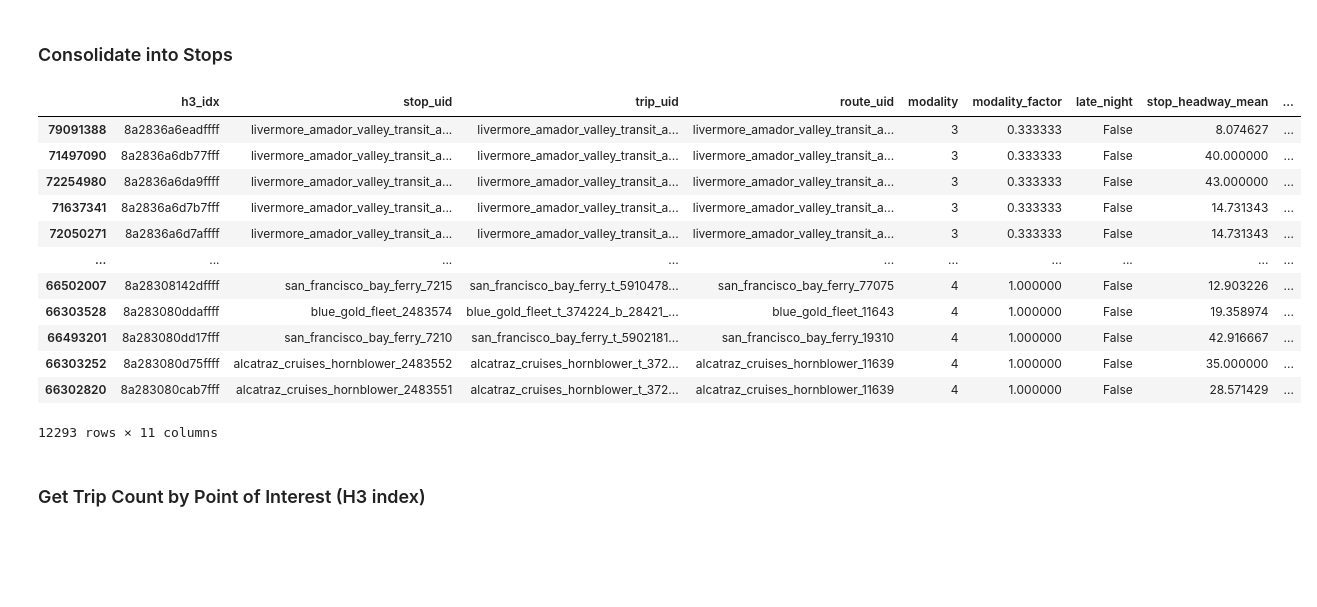
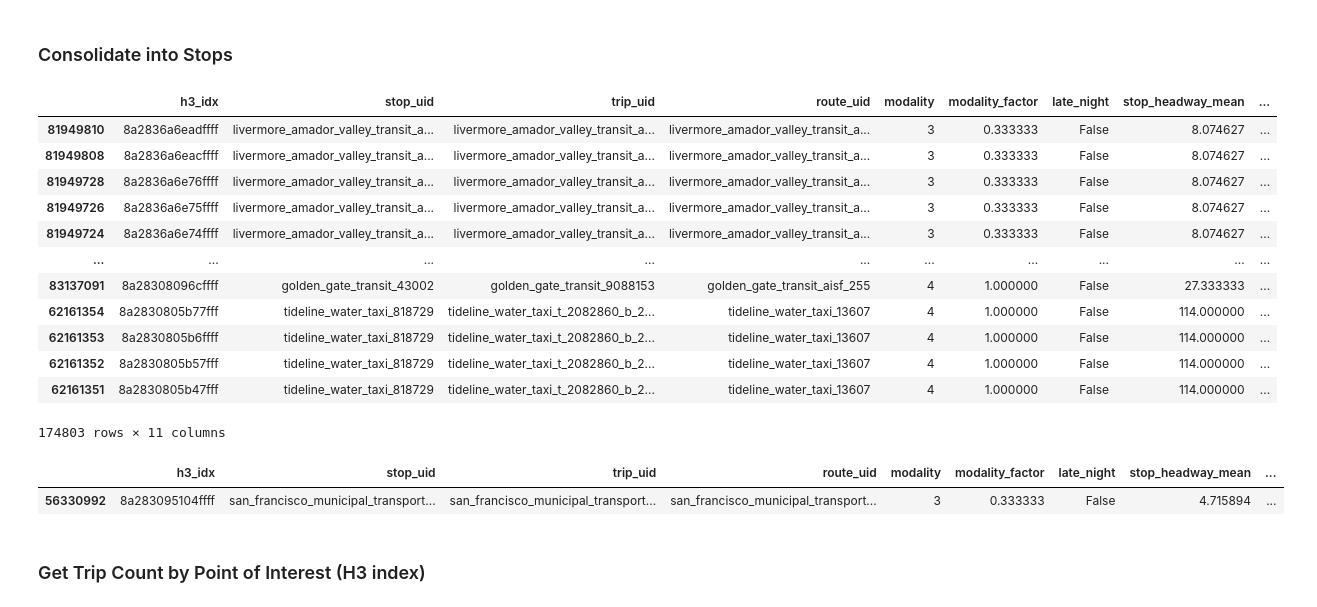
Before and after one commit to knu2xs/gtfs-tools, a Jupyter notebook: notebooks/distance-decay-index.ipynb, the cells around one changed output. Saved outputs shown, nothing was run; the diff lists cells and outputs as text; code cells hidden in the pictures; blank space fills up the shorter version.

```diff
--- a/notebooks/distance-decay-index.ipynb
+++ b/notebooks/distance-decay-index.ipynb
@@ -253,5 +262,5 @@ memory usage: 10.0 MB
 # %%
-near_df = GeoAccessor.from_table(
+proximity_df = GeoAccessor.from_table(
     arcpy.analysis.GenerateNearTable(
         str(poi_fc),
         near_features=str(stops_fc),
@@ -261,18 +270,26 @@ near_df = GeoAccessor.from_table(
     )[0]
 )
 
-near_df['dist_miles'] = near_df['NEAR_DIST'] * 0.00062137
+proximity_df['dist_miles'] = proximity_df['NEAR_DIST'] * 0.00062137
 
-near_df.drop(columns=['OBJECTID', 'NEAR_DIST'], inplace=True)
+proximity_df.drop(columns=['OBJECTID', 'NEAR_DIST'], inplace=True)
 
-near_df = poi_df.join(near_df.set_index('IN_FID'), on='OBJECTID', how='left')
+proximity_df = poi_df.join(proximity_df.set_index('IN_FID'), on='OBJECTID', how='left')
 
-near_df['NEAR_FID'] = near_df['NEAR_FID'].astype('Int64')
+proximity_df['NEAR_FID'] = proximity_df['NEAR_FID'].astype('Int64')
 
-near_df = near_df.join(stops_df.set_index('OBJECTID')['stop_uid'], on='NEAR_FID', how='left').loc[:,['GRID_ID', 'stop_uid', 'dist_miles']]
+proximity_df = (
+    proximity_df
+    .join(
+        stops_df.set_index('OBJECTID')['stop_uid'],
+        on='NEAR_FID',
+        how='left'
+    )
+    .loc[:,['GRID_ID', 'stop_uid', 'dist_miles']]
+)
 
-near_df.info()
-near_df.head()
+proximity_df.info()
+proximity_df.head()
 # %% [output]
 <class 'pandas.core.frame.DataFrame'>
 RangeIndex: 419510 entries, 0 to 419509
@@ -383,7 +400,7 @@ memory usage: 1.5+ GB
 | 4 | 2 | rail | True | 1.000000 | False | 28.0 | marc_abe | ... |
 # %%
 factor_df = (
-    near_df.merge(factor_raw_df, on='stop_uid', how='right')
+    proximity_df.merge(factor_raw_df, on='stop_uid', how='right')
     .dropna()
     .rename(columns={
         'GRID_ID': 'h3_idx',
@@ -541,23 +590,28 @@ memory usage: 5.6+ GB
 # %% [markdown]
 ### Consolidate into Stops
 # %%
-stops_factor_df = factor_df.drop_duplicates('stop_uid')
+stops_factor_df = factor_df.drop_duplicates(('h3_idx', 'stop_uid'))
 
 stops_factor_df
 # %% [output]
 |  | h3_idx | stop_uid | trip_uid | route_uid | modality | modality_factor | late_night | stop_headway_mean | ... |
-| 79091388 | 8a2836a6eadffff | livermore_amador_valley_transit_a... | livermore_amador_valley_transit_a... | livermore_amador_valley_transit_a... | 3 | 0.333333 | False | 8.074627 | ... |
-| 71497090 | 8a2836a6db77fff | livermore_amador_valley_transit_a... | livermore_amador_valley_transit_a... | livermore_amador_valley_transit_a... | 3 | 0.333333 | False | 40.000000 | ... |
-| 72254980 | 8a2836a6da9ffff | livermore_amador_valley_transit_a... | livermore_amador_valley_transit_a... | livermore_amador_valley_transit_a... | 3 | 0.333333 | False | 43.000000 | ... |
-| 71637341 | 8a2836a6d7b7fff | livermore_amador_valley_transit_a... | livermore_amador_valley_transit_a... | livermore_amador_valley_transit_a... | 3 | 0.333333 | False | 14.731343 | ... |
-| 72050271 | 8a2836a6d7affff | livermore_amador_valley_transit_a... | livermore_amador_valley_transit_a... | livermore_amador_valley_transit_a... | 3 | 0.333333 | False | 14.731343 | ... |
+| 81949810 | 8a2836a6eadffff | livermore_amador_valley_transit_a... | livermore_amador_valley_transit_a... | livermore_amador_valley_transit_a... | 3 | 0.333333 | False | 8.074627 | ... |
+| 81949808 | 8a2836a6eacffff | livermore_amador_valley_transit_a... | livermore_amador_valley_transit_a... | livermore_amador_valley_transit_a... | 3 | 0.333333 | False | 8.074627 | ... |
+| 81949728 | 8a2836a6e76ffff | livermore_amador_valley_transit_a... | livermore_amador_valley_transit_a... | livermore_amador_valley_transit_a... | 3 | 0.333333 | False | 8.074627 | ... |
+| 81949726 | 8a2836a6e75ffff | livermore_amador_valley_transit_a... | livermore_amador_valley_transit_a... | livermore_amador_valley_transit_a... | 3 | 0.333333 | False | 8.074627 | ... |
+| 81949724 | 8a2836a6e74ffff | livermore_amador_valley_transit_a... | livermore_amador_valley_transit_a... | livermore_amador_valley_transit_a... | 3 | 0.333333 | False | 8.074627 | ... |
 | ... | ... | ... | ... | ... | ... | ... | ... | ... | ... |
-| 66502007 | 8a28308142dffff | san_francisco_bay_ferry_7215 | san_francisco_bay_ferry_t_5910478... | san_francisco_bay_ferry_77075 | 4 | 1.000000 | False | 12.903226 | ... |
-| 66303528 | 8a283080ddaffff | blue_gold_fleet_2483574 | blue_gold_fleet_t_374224_b_28421_... | blue_gold_fleet_11643 | 4 | 1.000000 | False | 19.358974 | ... |
-| 66493201 | 8a283080dd17fff | san_francisco_bay_ferry_7210 | san_francisco_bay_ferry_t_5902181... | san_francisco_bay_ferry_19310 | 4 | 1.000000 | False | 42.916667 | ... |
-| 66303252 | 8a283080d75ffff | alcatraz_cruises_hornblower_2483552 | alcatraz_cruises_hornblower_t_372... | alcatraz_cruises_hornblower_11639 | 4 | 1.000000 | False | 35.000000 | ... |
-| 66302820 | 8a283080cab7fff | alcatraz_cruises_hornblower_2483551 | alcatraz_cruises_hornblower_t_372... | alcatraz_cruises_hornblower_11639 | 4 | 1.000000 | False | 28.571429 | ... |
+| 83137091 | 8a28308096cffff | golden_gate_transit_43002 | golden_gate_transit_9088153 | golden_gate_transit_aisf_255 | 4 | 1.000000 | False | 27.333333 | ... |
+| 62161354 | 8a2830805b77fff | tideline_water_taxi_818729 | tideline_water_taxi_t_2082860_b_2... | tideline_water_taxi_13607 | 4 | 1.000000 | False | 114.000000 | ... |
+| 62161353 | 8a2830805b6ffff | tideline_water_taxi_818729 | tideline_water_taxi_t_2082860_b_2... | tideline_water_taxi_13607 | 4 | 1.000000 | False | 114.000000 | ... |
+| 62161352 | 8a2830805b57fff | tideline_water_taxi_818729 | tideline_water_taxi_t_2082860_b_2... | tideline_water_taxi_13607 | 4 | 1.000000 | False | 114.000000 | ... |
+| 62161351 | 8a2830805b47fff | tideline_water_taxi_818729 | tideline_water_taxi_t_2082860_b_2... | tideline_water_taxi_13607 | 4 | 1.000000 | False | 114.000000 | ... |
-12293 rows × 11 columns
+174803 rows × 11 columns
+# %%
+stops_factor_df[stops_factor_df['h3_idx'] == dropped_idx]
+# %% [output]
+|  | h3_idx | stop_uid | trip_uid | route_uid | modality | modality_factor | late_night | stop_headway_mean | ... |
+| 56330992 | 8a283095104ffff | san_francisco_municipal_transport... | san_francisco_municipal_transport... | san_francisco_municipal_transport... | 3 | 0.333333 | False | 4.715894 | ... |
 # %% [markdown]
 ### Get Trip Count by Point of Interest (H3 index)
 # %%
```
Also changed, not shown: parts of 20 cells of this notebook, 4 other files.
